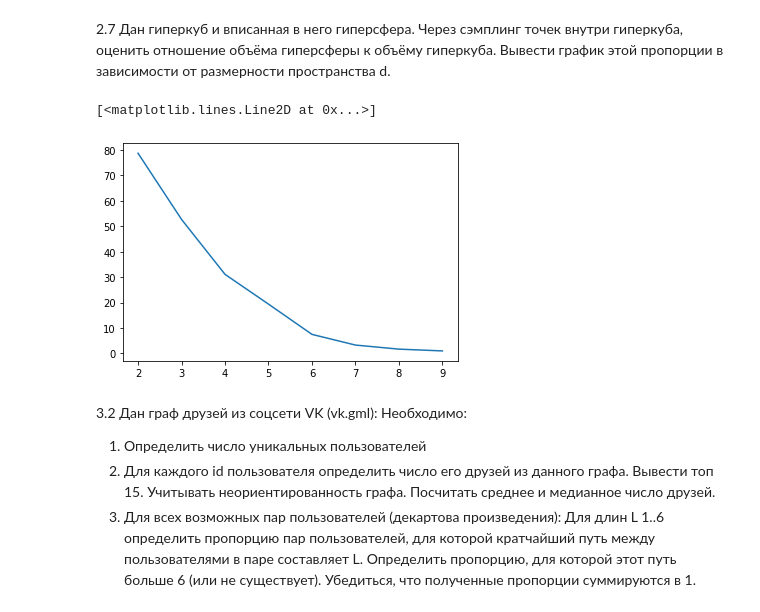
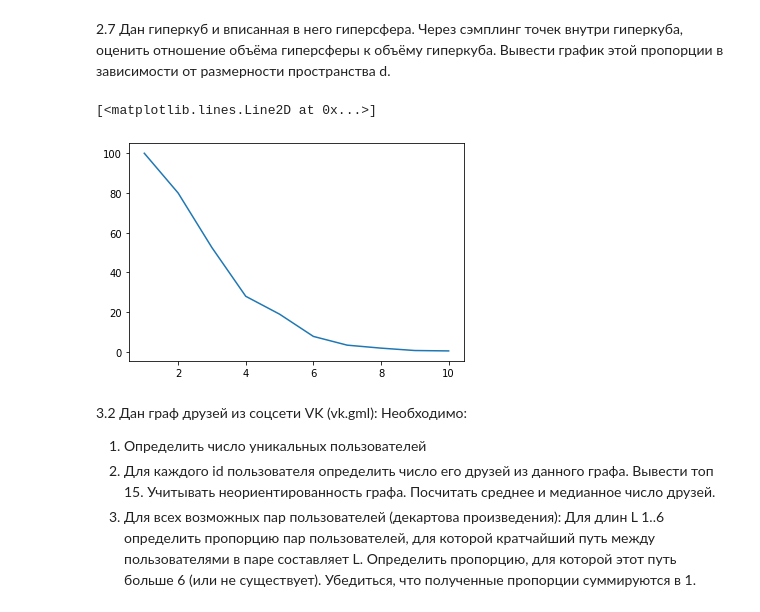
Before and after one commit to ivan-gabavan/Ml, a Jupyter notebook: L1.ipynb, the cells around one changed output. Drawn from its saved outputs; the diff is of its cells as text; code cells hidden in the pictures.

```diff
--- a/L1.ipynb
+++ b/L1.ipynb
@@ -103,17 +102,13 @@ print ("Пропорция векторов v в V, для которых уго
 # %%
 hits = []
 r = 10
-for d in range(2,10):
-    hit = 0
+for d in range(1,11):
     points = np.random.random(size = (1000, d)) * r
-    for point in points:
-        if (np.sum(np.dot(point, point)) < r**2):
-            hit += 1
-    hits.append(hit/10)
-plt.plot(range(2,10), hits)
+    hits.append(np.sum([np.dot(point, point) < r**2 for point in points])/10)
+plt.plot(range(1,11), hits)
 # %% [output]
 [<matplotlib.lines.Line2D at 0x...>]
-[figure, old version]
+[figure, new version]
 # %% [markdown]
 3.2 Дан граф друзей из соцсети VK (vk.gml):
 Необходимо:
```
Also changed, not shown: parts of 3 cells of this notebook.
